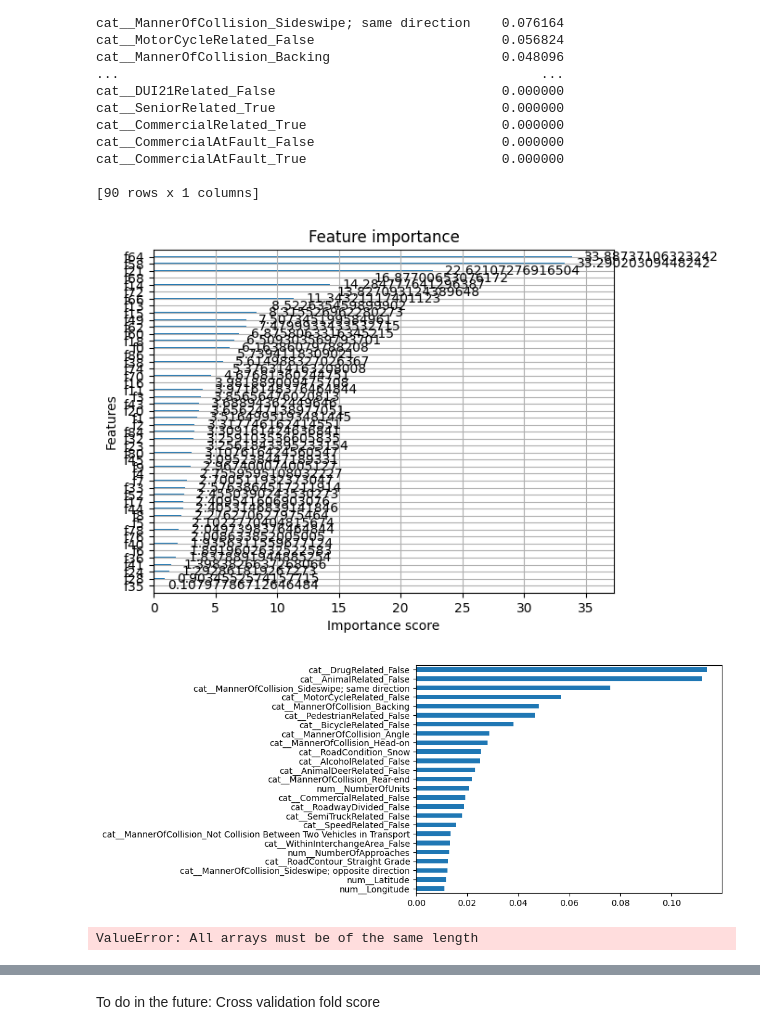
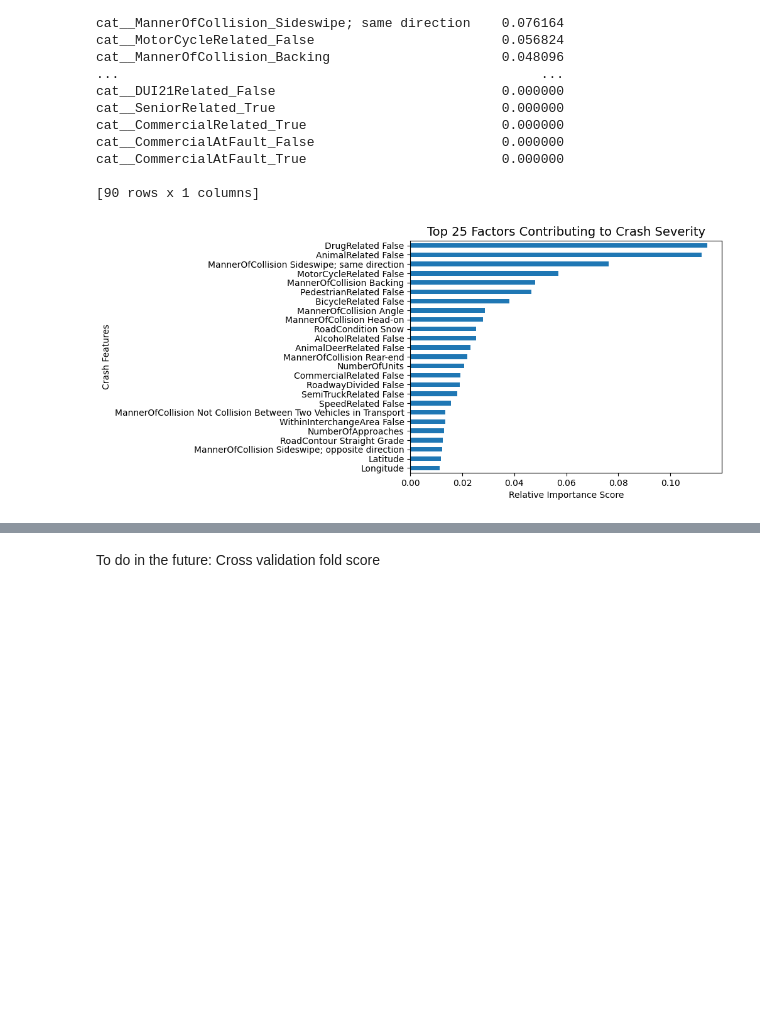
Before and after one commit to celery-sickles/jris, a Jupyter notebook: rf_code/xgb.ipynb, the cells around one changed output, grey strips where cells are left out. Drawn from its saved outputs; the diff is of its cells as text; code cells hidden in the pictures; blank space fills up the shorter version.

```diff
--- a/rf_code/xgb.ipynb
+++ b/rf_code/xgb.ipynb
@@ -193,14 +193,3 @@ print(classification_report(y_test, dummy_preds))
     accuracy                           0.72      1912
    macro avg       0.14      0.20      0.17      1912
 weighted avg       0.51      0.72      0.60      1912
-# %%
-from sklearn.linear_model import LogisticRegression
-
-# Simple linear baseline
-log_reg = LogisticRegression(max_iter=1000)
-log_reg.fit(X_train, y_train)
-
-lr_preds = log_reg.predict(X_test)
-
-print("--- Baseline: Logistic Regression ---")
-print(classification_report(y_test, lr_preds))
@@ -361,21 +326,20 @@ cat__CommercialAtFault_True                         0.000000
 # %%
 from xgboost import plot_importance
 import matplotlib.pyplot as plt
 
-plot_importance(clf.get_booster(), importance_type='gain')
+#plot_importance(clf.get_booster(), importance_type='gain')
+#plt.show()
+
+clean_names = [name.replace('cat__', '').replace('num__', '').replace('_', ' ') for name in column_names]
+
+feat_imp_graph = pd.Series(clf.feature_importances_, index=clean_names)
+axis = feat_imp_graph.nlargest(25).plot(kind='barh')
+
+axis.invert_yaxis()
+axis.set_title("Top 25 Factors Contributing to Crash Severity", fontsize=14)
+axis.set_xlabel("Relative Importance Score")
+axis.set_ylabel("Crash Features")
+
 plt.show()
-
-pd.Series(clf.feature_importances_, index=column_names).nlargest(25).plot(kind='barh').invert_yaxis()
 # %% [output]
-[figure, old version]
+[figure, new version]
-[figure, removed]
-# %%
-# Get feature importances
-importances = model_1.feature_importances_
-
-# Map to names and sort
-feature_imp_df = pd.DataFrame({'Feature': x.columns, 'Importance': importances})
-new_feature_imp_df = feature_imp_df.sort_values(by='Importance', ascending=False)
-print(new_feature_imp_df)
-# %% [output]
-ValueError: All arrays must be of the same length
```
Also changed, not shown: parts of 7 cells of this notebook, 3 other files.
